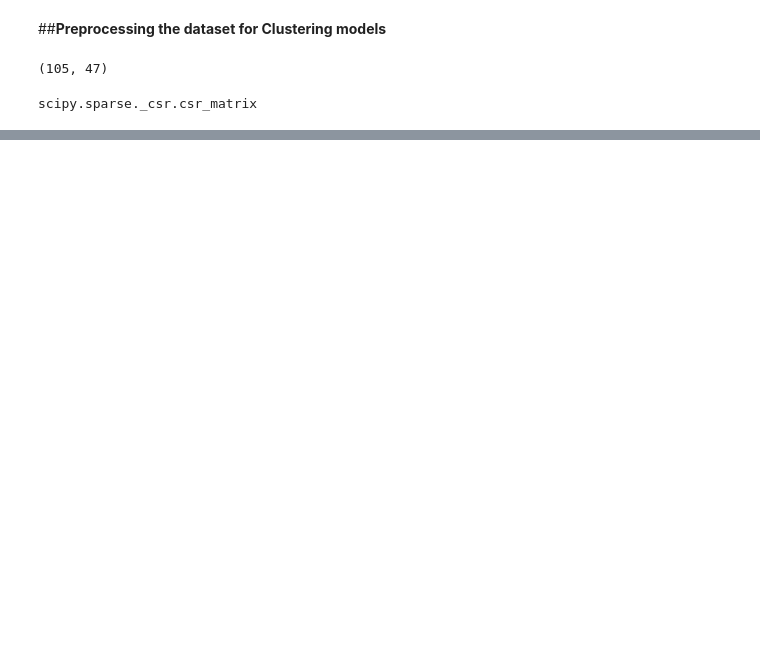
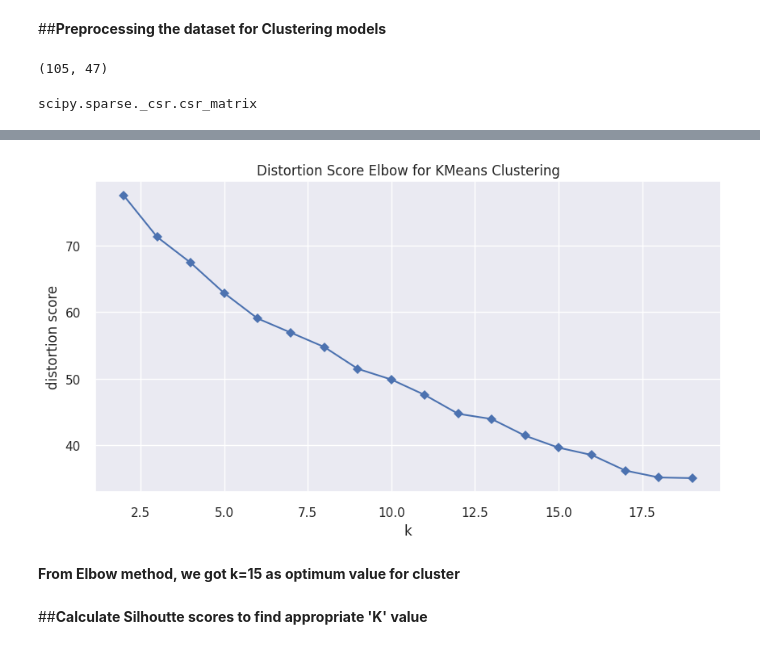
Before and after one commit to nehaa54/ZOMATO_RESTAURANT_CLUSTERING-, a Jupyter notebook: UNSUPERVISED_ML.ipynb, the cells around one changed output, grey strips where cells are left out. Saved outputs shown, nothing was run; the diff lists cells and outputs as text; code cells hidden in the pictures; blank space fills up the shorter version.

```diff
--- a/UNSUPERVISED_ML.ipynb
+++ b/UNSUPERVISED_ML.ipynb
@@ -585,0 +617,9 @@ scipy.sparse._csr.csr_matrix
+# %%
+# KElbowvisualizer with metric as 'distortion
+KElbowvisualizer('distortion')
+# %% [output]
+[figure, added]
+# %% [markdown]
+**From Elbow method, we got k=15 as optimum value for cluster**
+# %% [markdown]
+##**Calculate Silhoutte scores to find appropriate 'K' value**
```
Also changed, not shown: parts of 33 cells of this notebook.
